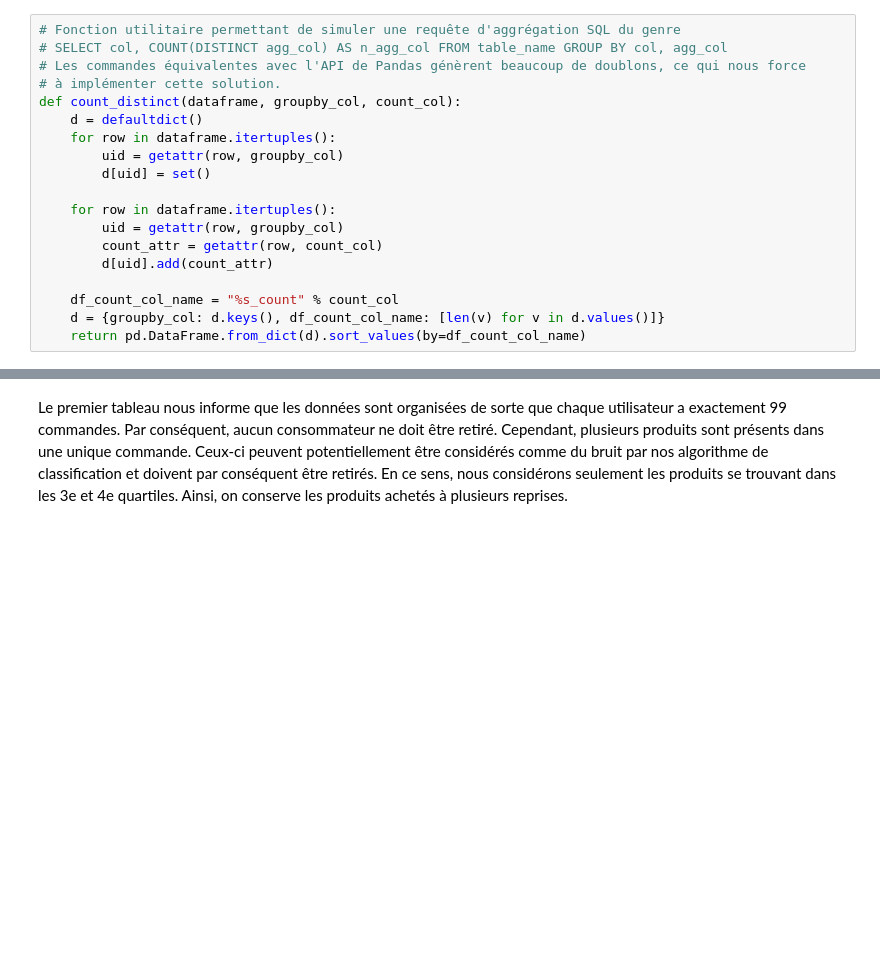
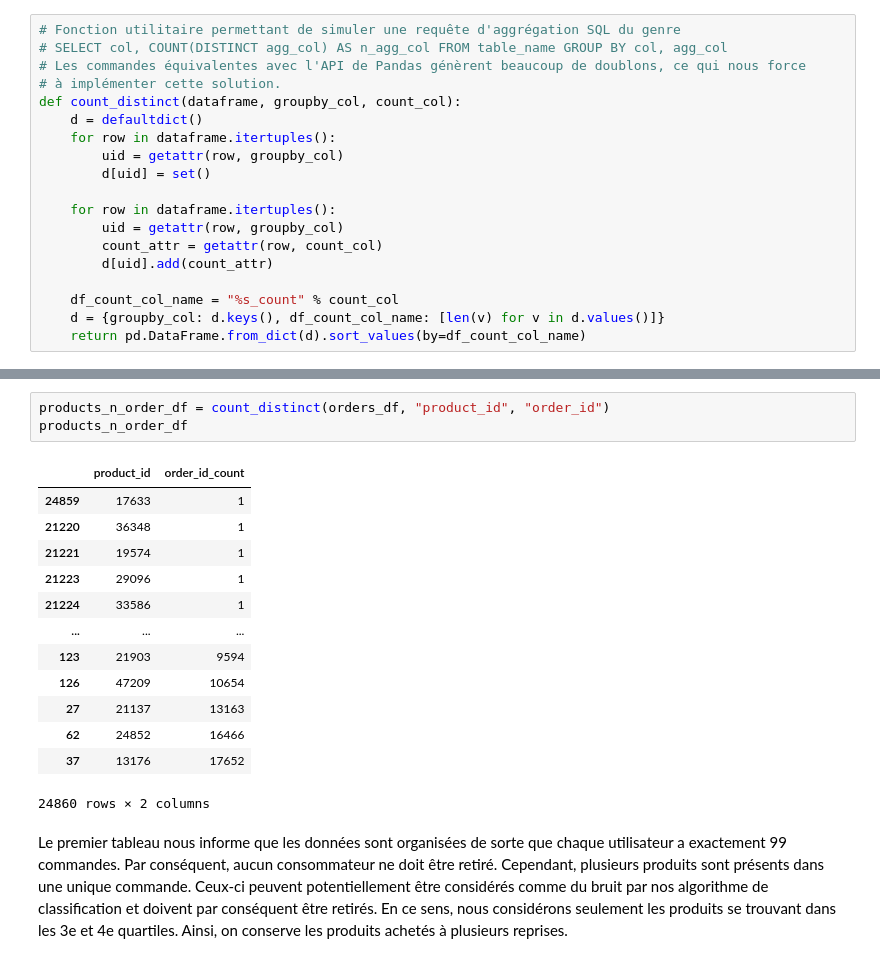
Before and after one commit to ireydiak/fraud_detection, a Jupyter notebook: TP2/JC/groupe5_tp2.ipynb, the cells around one changed output, grey strips where cells are left out. Drawn from its saved outputs; the diff is of its cells as text; blank space fills up the shorter version.

```diff
--- a/TP2/JC/groupe5_tp2.ipynb
+++ b/TP2/JC/groupe5_tp2.ipynb
@@ -147,3 +132,20 @@ print(products_n_order_df)
+# %%
+products_n_order_df = count_distinct(orders_df, "product_id", "order_id")
+products_n_order_df
+# %% [output]
+|  | product_id | order_id_count |
+| 24859 | 17633 | 1 |
+| 21220 | 36348 | 1 |
+| 21221 | 19574 | 1 |
+| 21223 | 29096 | 1 |
+| 21224 | 33586 | 1 |
+| ... | ... | ... |
+| 123 | 21903 | 9594 |
+| 126 | 47209 | 10654 |
+| 27 | 21137 | 13163 |
+| 62 | 24852 | 16466 |
+| 37 | 13176 | 17652 |
+24860 rows × 2 columns
 # %% [markdown]
 Le premier tableau nous informe que les données sont organisées de sorte que chaque utilisateur a exactement 99 commandes. Par conséquent, aucun consommateur ne doit être retiré. Cependant, plusieurs produits sont présents dans une unique commande. Ceux-ci peuvent potentiellement être considérés comme du bruit par nos algorithme de classification et doivent par conséquent être retirés. En ce sens, nous considérons seulement les produits se trouvant dans les 3e et 4e quartiles. Ainsi, on conserve les produits achetés à plusieurs reprises.
 # %%
```
Also changed, not shown: parts of 48 cells of this notebook, 2 other files.
